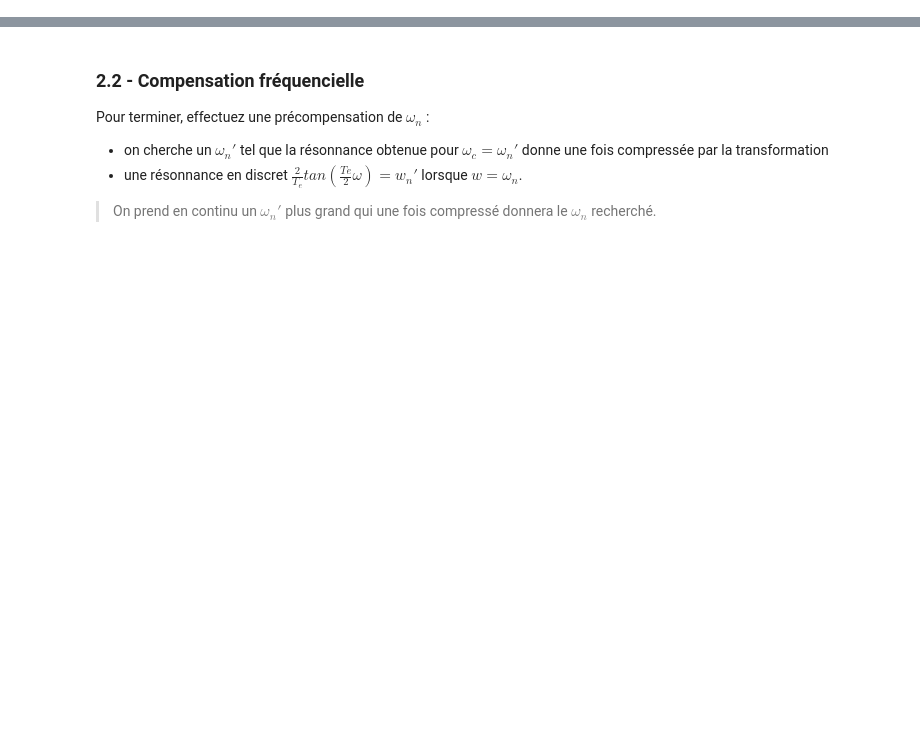
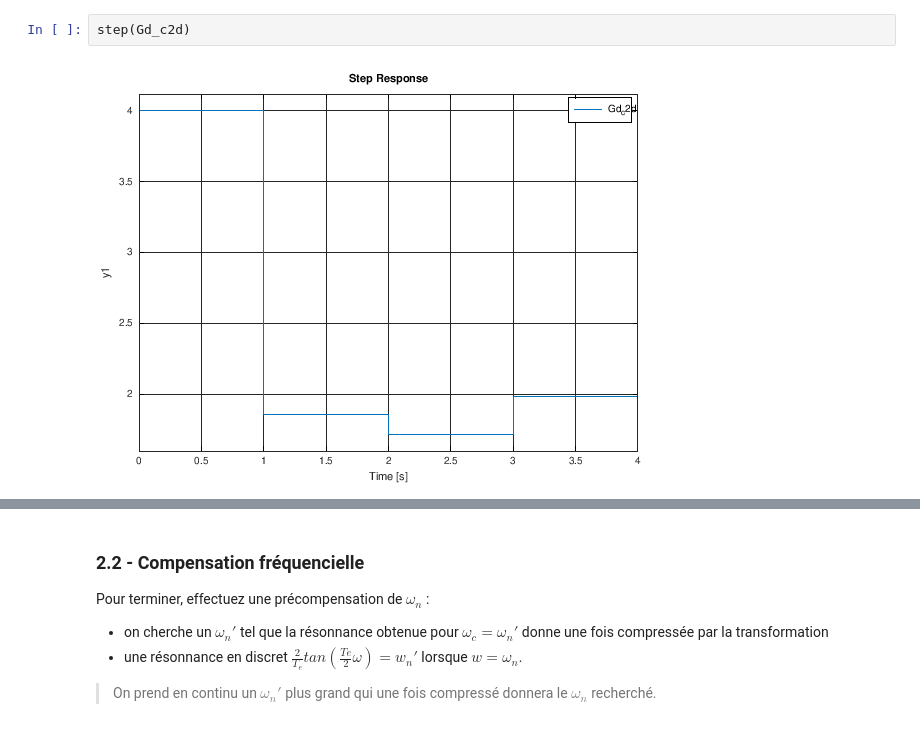
Before and after one commit to balaise31/Signal, a Jupyter notebook: discret/tp/tp1_continu_discret/tp1_bilineaire.ipynb, the cells around one changed output, grey strips where cells are left out. Saved outputs shown, nothing was run; the diff lists cells and outputs as text; blank space fills up the shorter version.

```diff
--- a/discret/tp/tp1_continu_discret/tp1_bilineaire.ipynb
+++ b/discret/tp/tp1_continu_discret/tp1_bilineaire.ipynb
@@ -24,0 +132,4 @@ Si ça ne colle pas pendant la séance de TP, continuez avec les valeurs numéri
+# %%
+step(Gd_c2d)
+# %% [output]
+[figure, added]
```
Also changed, not shown: parts of 11 cells of this notebook, 7 other files.
